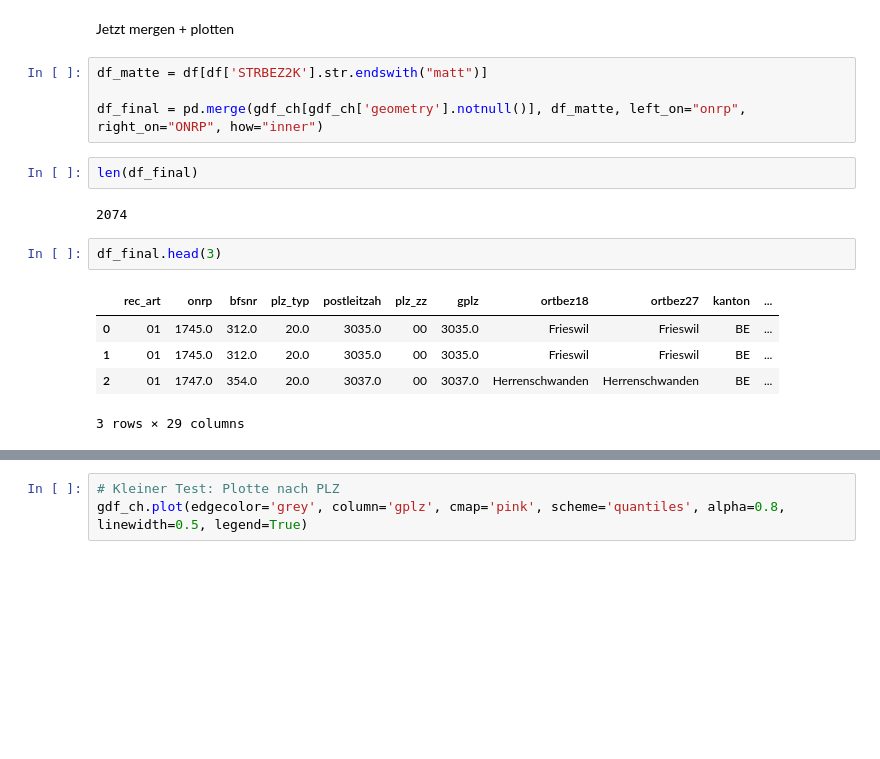
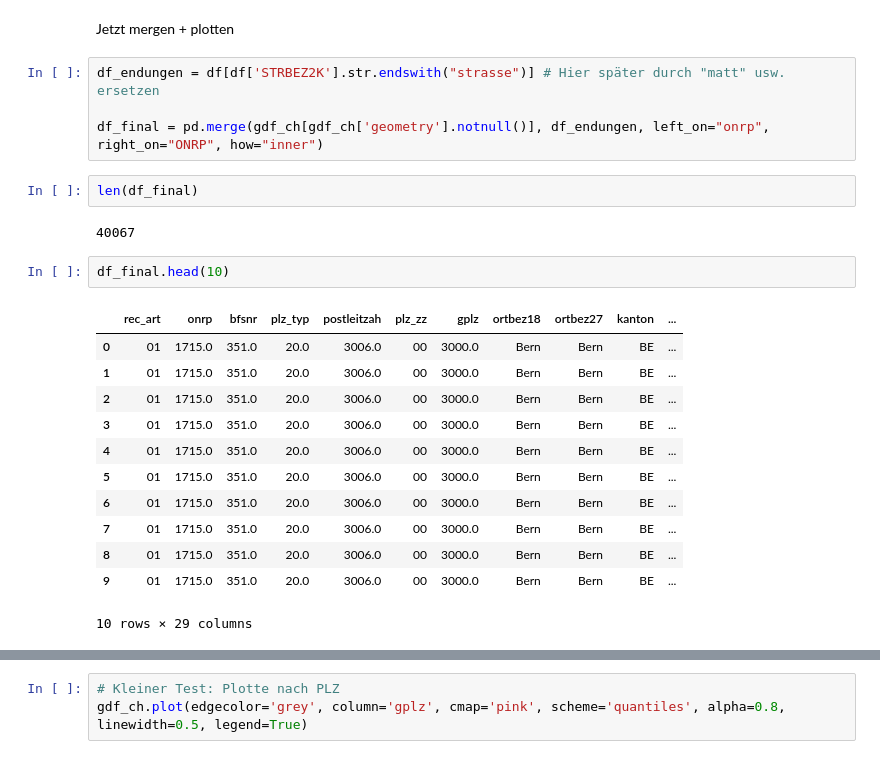
Before and after one commit to leasennch/watson, a Jupyter notebook: strassennamen/Strassennamen.ipynb, the cells around one changed output, grey strips where cells are left out. Saved outputs shown, nothing was run; the diff lists cells and outputs as text; blank space fills up the shorter version.

```diff
--- a/strassennamen/Strassennamen.ipynb
+++ b/strassennamen/Strassennamen.ipynb
@@ -74,21 +74,28 @@ gdf_ch.head(3)
 # %% [markdown]
 Jetzt mergen + plotten
 # %%
-df_matte = df[df['STRBEZ2K'].str.endswith("matt")]
+df_endungen = df[df['STRBEZ2K'].str.endswith("strasse")] # Hier später durch "matt" usw. ersetzen
 
-df_final = pd.merge(gdf_ch[gdf_ch['geometry'].notnull()], df_matte, left_on="onrp", right_on="ONRP", how="inner")
+df_final = pd.merge(gdf_ch[gdf_ch['geometry'].notnull()], df_endungen, left_on="onrp", right_on="ONRP", how="inner")
 # %%
 len(df_final)
 # %% [output]
-2074
+40067
 # %%
-df_final.head(3)
+df_final.head(10)
 # %% [output]
 |  | rec_art | onrp | bfsnr | plz_typ | postleitzah | plz_zz | gplz | ortbez18 | ortbez27 | kanton | ... |
-| 0 | 01 | 1745.0 | 312.0 | 20.0 | 3035.0 | 00 | 3035.0 | Frieswil | Frieswil | BE | ... |
-| 1 | 01 | 1745.0 | 312.0 | 20.0 | 3035.0 | 00 | 3035.0 | Frieswil | Frieswil | BE | ... |
-| 2 | 01 | 1747.0 | 354.0 | 20.0 | 3037.0 | 00 | 3037.0 | Herrenschwanden | Herrenschwanden | BE | ... |
+| 0 | 01 | 1715.0 | 351.0 | 20.0 | 3006.0 | 00 | 3000.0 | Bern | Bern | BE | ... |
+| 1 | 01 | 1715.0 | 351.0 | 20.0 | 3006.0 | 00 | 3000.0 | Bern | Bern | BE | ... |
+| 2 | 01 | 1715.0 | 351.0 | 20.0 | 3006.0 | 00 | 3000.0 | Bern | Bern | BE | ... |
+| 3 | 01 | 1715.0 | 351.0 | 20.0 | 3006.0 | 00 | 3000.0 | Bern | Bern | BE | ... |
+| 4 | 01 | 1715.0 | 351.0 | 20.0 | 3006.0 | 00 | 3000.0 | Bern | Bern | BE | ... |
+| 5 | 01 | 1715.0 | 351.0 | 20.0 | 3006.0 | 00 | 3000.0 | Bern | Bern | BE | ... |
+| 6 | 01 | 1715.0 | 351.0 | 20.0 | 3006.0 | 00 | 3000.0 | Bern | Bern | BE | ... |
+| 7 | 01 | 1715.0 | 351.0 | 20.0 | 3006.0 | 00 | 3000.0 | Bern | Bern | BE | ... |
+| 8 | 01 | 1715.0 | 351.0 | 20.0 | 3006.0 | 00 | 3000.0 | Bern | Bern | BE | ... |
+| 9 | 01 | 1715.0 | 351.0 | 20.0 | 3006.0 | 00 | 3000.0 | Bern | Bern | BE | ... |
-3 rows × 29 columns
+10 rows × 29 columns
 # %%
 df_final.plot()
 # %% [output]
```
Also changed, not shown: parts of 2 cells of this notebook.
